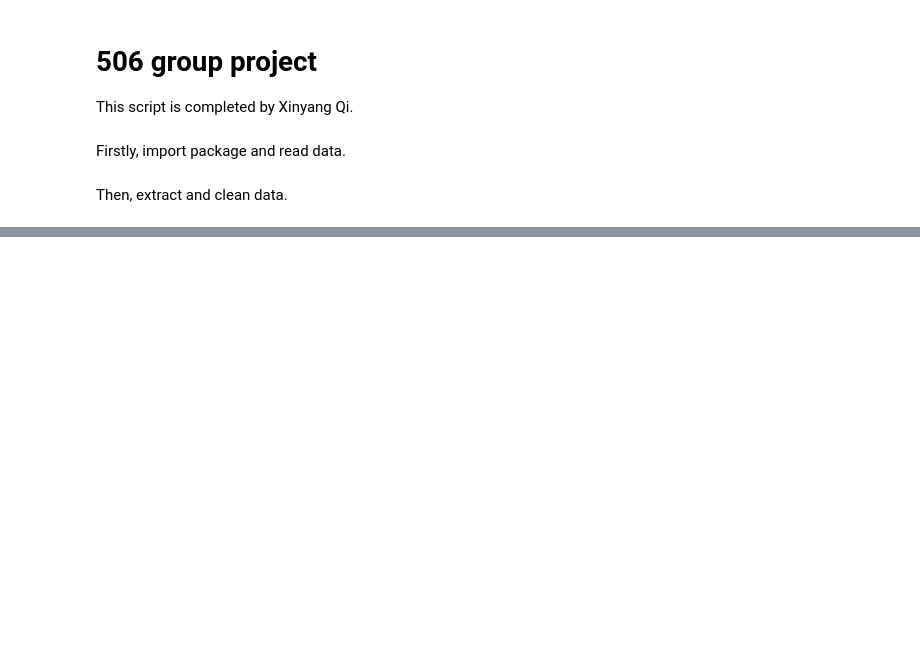
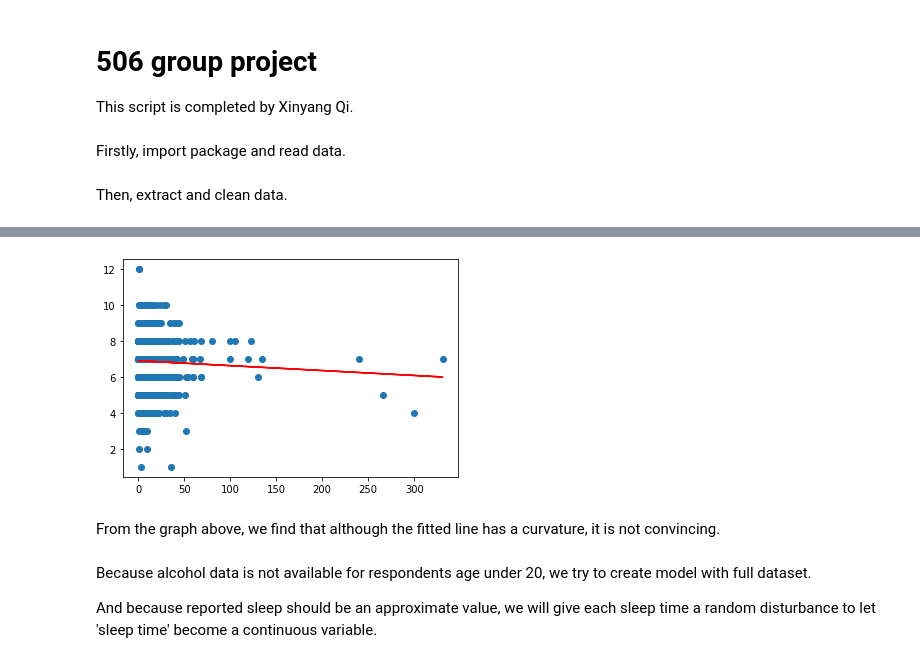
Before and after one commit to xinyangqi/506-group-12-project-, a Jupyter notebook: 506 group project.ipynb, the cells around one changed output, grey strips where cells are left out. Drawn from its saved outputs; the diff is of its cells as text; code cells hidden in the pictures; blank space fills up the shorter version.

```diff
--- a/506 group project.ipynb
+++ b/506 group project.ipynb
@@ -83,5 +172,4 @@ Create an OLS regression model based on the latest data.
 # %%
-mod = smf.ols(formula='sleep_time ~ act_times + act_durat + caffeine + age + gender', data=data)
-res = mod.fit()
-print(res.summary())
+mod3 = smf.ols(formula='sleep_time ~ pad',data = data).fit()
+mod3.summary()
 # %% [output]
@@ -104,0 +195,12 @@ Warnings:
+# %%
+plt.scatter(data.pad,data.sleep_time)
+plt.plot(data.pad,mod3.predict(),color = 'red')
+plt.show()
+# %% [output]
+[figure, added]
+# %% [markdown]
+From the graph above, we find that although the fitted line has a curvature, it is not convincing.
+# %% [markdown]
+Because alcohol data is not available for respondents age under 20, we try to create model with full dataset.
+
+And because reported sleep should be an approximate value, we will give each sleep time a random disturbance to let 'sleep time' become a continuous variable.
```
Also changed, not shown: parts of 33 cells of this notebook.
